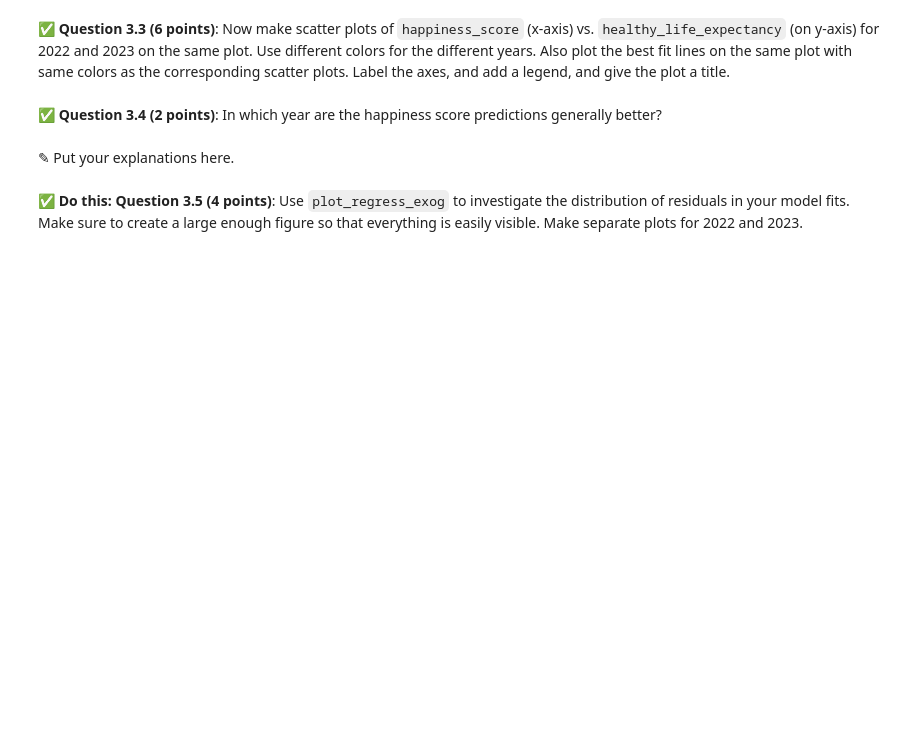
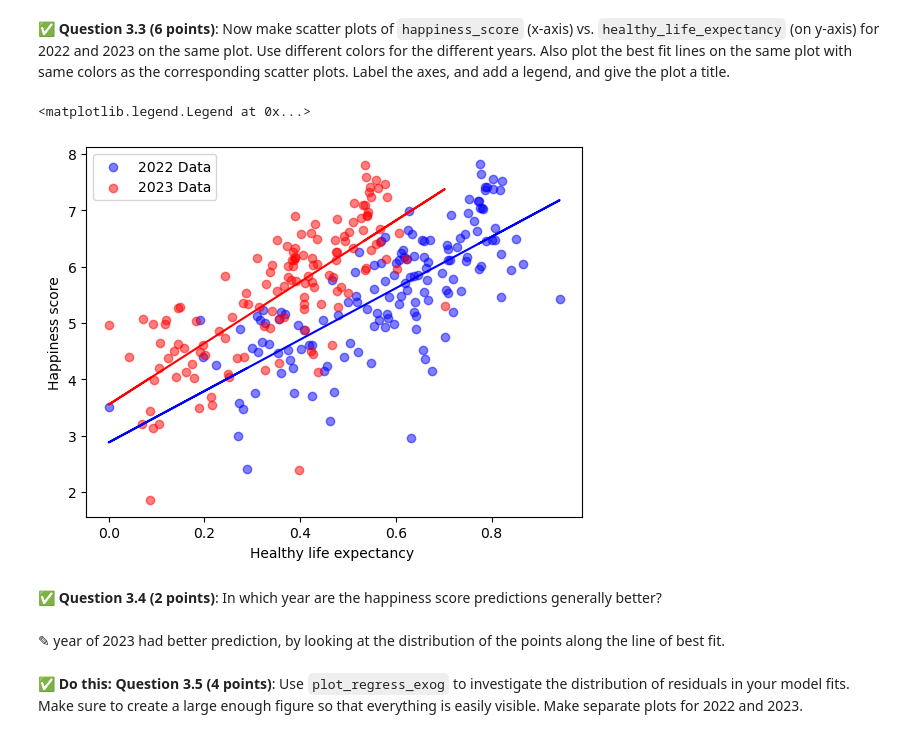
Before and after one commit to renn463/cmse202-s24-turnin, a Jupyter notebook: hw-03/HW-03_Regression-S24-STUDENT.ipynb, the cells around one changed output. Saved outputs shown, nothing was run; the diff lists cells and outputs as text; code cells hidden in the pictures; blank space fills up the shorter version.

```diff
--- a/hw-03/HW-03_Regression-S24-STUDENT.ipynb
+++ b/hw-03/HW-03_Regression-S24-STUDENT.ipynb
@@ -72,0 +110,3 @@ Note that while Parts 3 and 4 are designed to be workable independent of each ot
+# %%
+whr22 = whr22.dropna()
+whr23 = whr23.dropna()
@@ -95,0 +189,13 @@ In this part, we'll perform some one-variable linear regression analysis on the
+# %%
+import statsmodels.api as sm
+
+x1 = whr22["healthy_life_expectancy"]
+x1_with_cnst = sm.add_constant(x1)
+
+y1 = whr22["happiness_score"]
+
+
+model_perfect1 = sm.OLS(y1,x1_with_cnst)
+results1 = model_perfect1.fit()
+print(results1.summary())
+print(results1.params)
@@ -95,0 +220,9 @@ In this part, we'll perform some one-variable linear regression analysis on the
+# %%
+x2 = whr23["healthy_life_expectancy"]
+y2 = whr23["happiness_score"]
+x2_with_cnst = sm.add_constant(x2)
+
+model_perfect2 = sm.OLS(y2,x2_with_cnst)
+results2 = model_perfect2.fit()
+print(results2.summary())
+print(results2.params)
@@ -110,6 +275,28 @@ In this part, we'll perform some one-variable linear regression analysis on the
+# %%
+# Put your code here
+import matplotlib.pyplot as plt
+
+import seaborn as sns
+
+y1_predict = results1.predict()
+
+plt.scatter(x1,y1, color = "b", alpha = 0.5, label = "2022 Data")
+plt.plot(x1, y1_predict, color = "b")
+
+y2_predict = results2.predict()
+plt.scatter(x2,y2, color = "r", alpha = 0.5, label = "2023 Data")
+plt.plot(x2, y2_predict, color = "r")
+
+plt.xlabel("Healthy life expectancy ")
+plt.ylabel("Happiness score")
+
+plt.legend()
+# %% [output]
+<matplotlib.legend.Legend at 0x...>
+[figure, added]
 # %% [markdown]
 &#9989;  **Question 3.4 (2 points)**: In which year are the happiness score predictions generally better?
-# %% [markdown]
-<font size=+3>&#9998;</font> Put your explanations here.
+# %% [markdown]
+<font size=+3>&#9998;</font> year of 2023 had better prediction,  by looking at the distribution of the points along the line of best fit.
 # %% [markdown]
 **&#9989; Do this:** **Question 3.5 (4 points)**: Use `plot_regress_exog` to investigate the distribution of residuals in your model fits. Make sure to create a large enough figure so that everything is easily visible. Make separate plots for 2022 and 2023.
```
Also changed, not shown: parts of 25 cells of this notebook.
